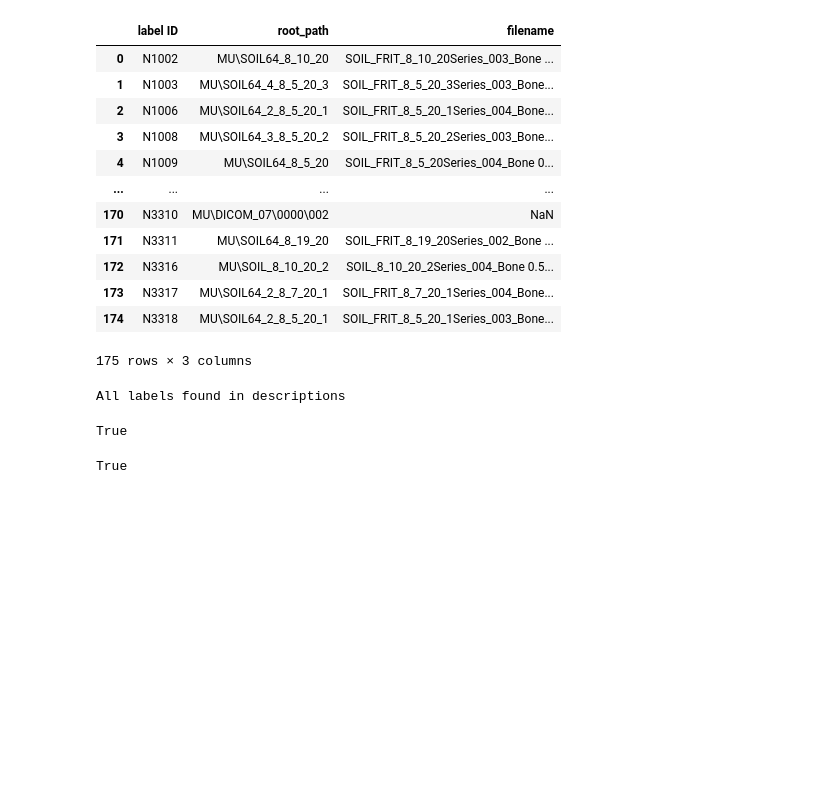
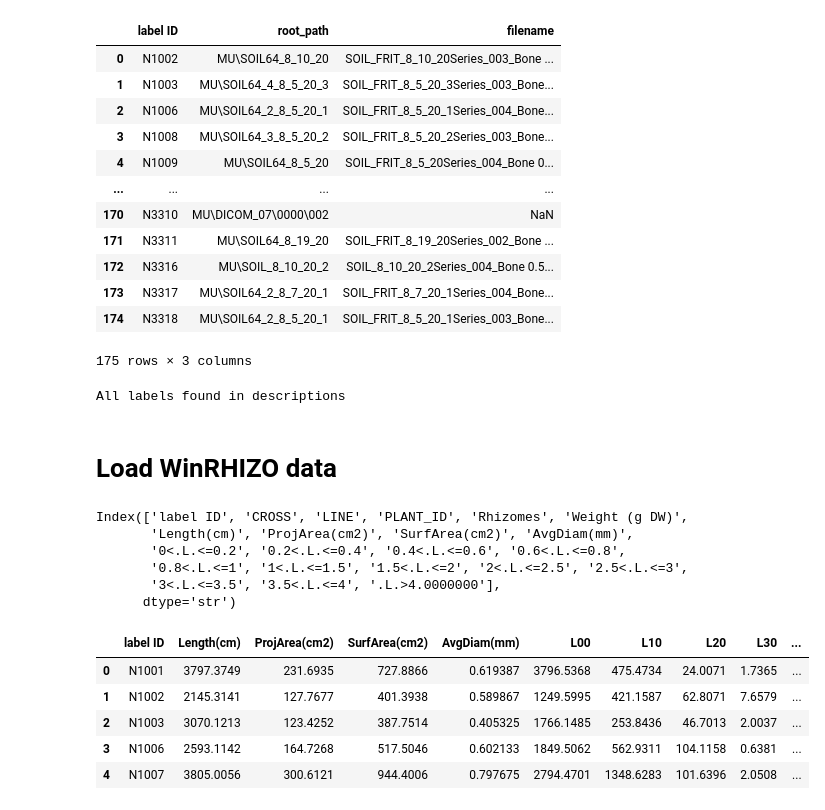
Before and after one commit to GatorSense/MUsoilcoresDataset, a Jupyter notebook: notebook.ipynb, the cells around one changed output. Cells and saved outputs as stored; diff of their text form; code cells hidden in the pictures; blank space fills up the shorter version.

```diff
--- a/notebook.ipynb
+++ b/notebook.ipynb
@@ -77,11 +77,10 @@ if all_found:
     print("All labels found in descriptions")
 # %% [output]
 All labels found in descriptions
+# %% [markdown]
+# Load WinRHIZO data
 # %%
+import pandas as pd
+
+# check sheet names
+df = pd.read_excel("data_info/MNHT root morphology_20210702_checkingcores.xlsx", sheet_name=None)
-# %% [output]
-True
-# %%
-# check if the value is nan
-pd.isna(df["root_path"].loc[0])
-# %% [output]
-True
@@ -87,0 +89,42 @@ True
+# %%
+df12bins.columns
+# %% [output]
+Index(['label ID', 'CROSS', 'LINE', 'PLANT_ID', 'Rhizomes', 'Weight (g DW)',
+       'Length(cm)', 'ProjArea(cm2)', 'SurfArea(cm2)', 'AvgDiam(mm)',
+       '0<.L.<=0.2', '0.2<.L.<=0.4', '0.4<.L.<=0.6', '0.6<.L.<=0.8',
+       '0.8<.L.<=1', '1<.L.<=1.5', '1.5<.L.<=2', '2<.L.<=2.5', '2.5<.L.<=3',
+       '3<.L.<=3.5', '3.5<.L.<=4', '.L.>4.0000000'],
+      dtype='str')
+# %%
+L00 = df12bins["0<.L.<=0.2"]+df12bins["0.2<.L.<=0.4"]+df12bins["0.4<.L.<=0.6"]+\
+    +df12bins["0.6<.L.<=0.8"]+df12bins["0.8<.L.<=1"]+df12bins["1<.L.<=1.5"]+\
+    df12bins["1.5<.L.<=2"]+df12bins["2<.L.<=2.5"]+df12bins["2.5<.L.<=3"]+\
+    df12bins["3<.L.<=3.5"]+df12bins["3.5<.L.<=4"]+df12bins[".L.>4.0000000"]
+L10 = df12bins["1<.L.<=1.5"]+\
+    df12bins["1.5<.L.<=2"]+df12bins["2<.L.<=2.5"]+df12bins["2.5<.L.<=3"]+\
+    df12bins["3<.L.<=3.5"]+df12bins["3.5<.L.<=4"]+df12bins[".L.>4.0000000"]
+L20 = df12bins["2<.L.<=2.5"]+df12bins["2.5<.L.<=3"]+\
+    df12bins["3<.L.<=3.5"]+df12bins["3.5<.L.<=4"]+df12bins[".L.>4.0000000"]
+L30 = df12bins["3<.L.<=3.5"]+df12bins["3.5<.L.<=4"]+df12bins[".L.>4.0000000"]
+L40 = df12bins[".L.>4.0000000"]
+
+dfsel = pd.DataFrame({
+    "label ID": df12bins["label ID"],
+    "Length(cm)": df12bins["Length(cm)"],
+    'ProjArea(cm2)': df12bins['ProjArea(cm2)'],
+    'SurfArea(cm2)': df12bins['SurfArea(cm2)'],
+    'AvgDiam(mm)': df12bins['AvgDiam(mm)'],
+    "L00": L00,
+    "L10": L10,
+    "L20": L20,
+    "L30": L30,
+    "L40": L40
+})
+dfsel.head()
+# %% [output]
+|  | label ID | Length(cm) | ProjArea(cm2) | SurfArea(cm2) | AvgDiam(mm) | L00 | L10 | L20 | L30 | ... |
+| 0 | N1001 | 3797.3749 | 231.6935 | 727.8866 | 0.619387 | 3796.5368 | 475.4734 | 24.0071 | 1.7365 | ... |
+| 1 | N1002 | 2145.3141 | 127.7677 | 401.3938 | 0.589867 | 1249.5995 | 421.1587 | 62.8071 | 7.6579 | ... |
+| 2 | N1003 | 3070.1213 | 123.4252 | 387.7514 | 0.405325 | 1766.1485 | 253.8436 | 46.7013 | 2.0037 | ... |
+| 3 | N1006 | 2593.1142 | 164.7268 | 517.5046 | 0.602133 | 1849.5062 | 562.9311 | 104.1158 | 0.6381 | ... |
+| 4 | N1007 | 3805.0056 | 300.6121 | 944.4006 | 0.797675 | 2794.4701 | 1348.6283 | 101.6396 | 2.0508 | ... |
```
Also changed, not shown: parts of 4 cells of this notebook, 9 other files.
